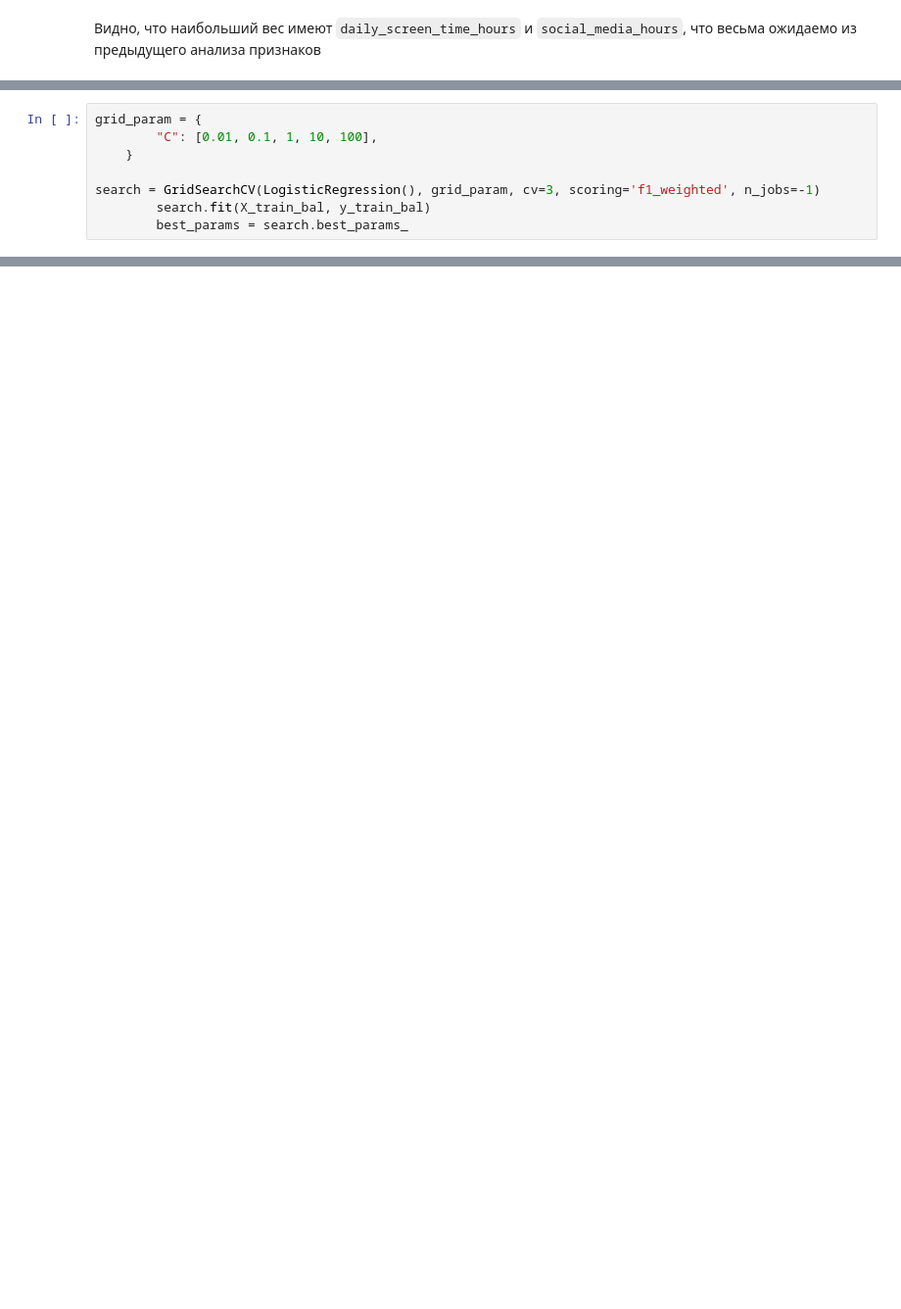
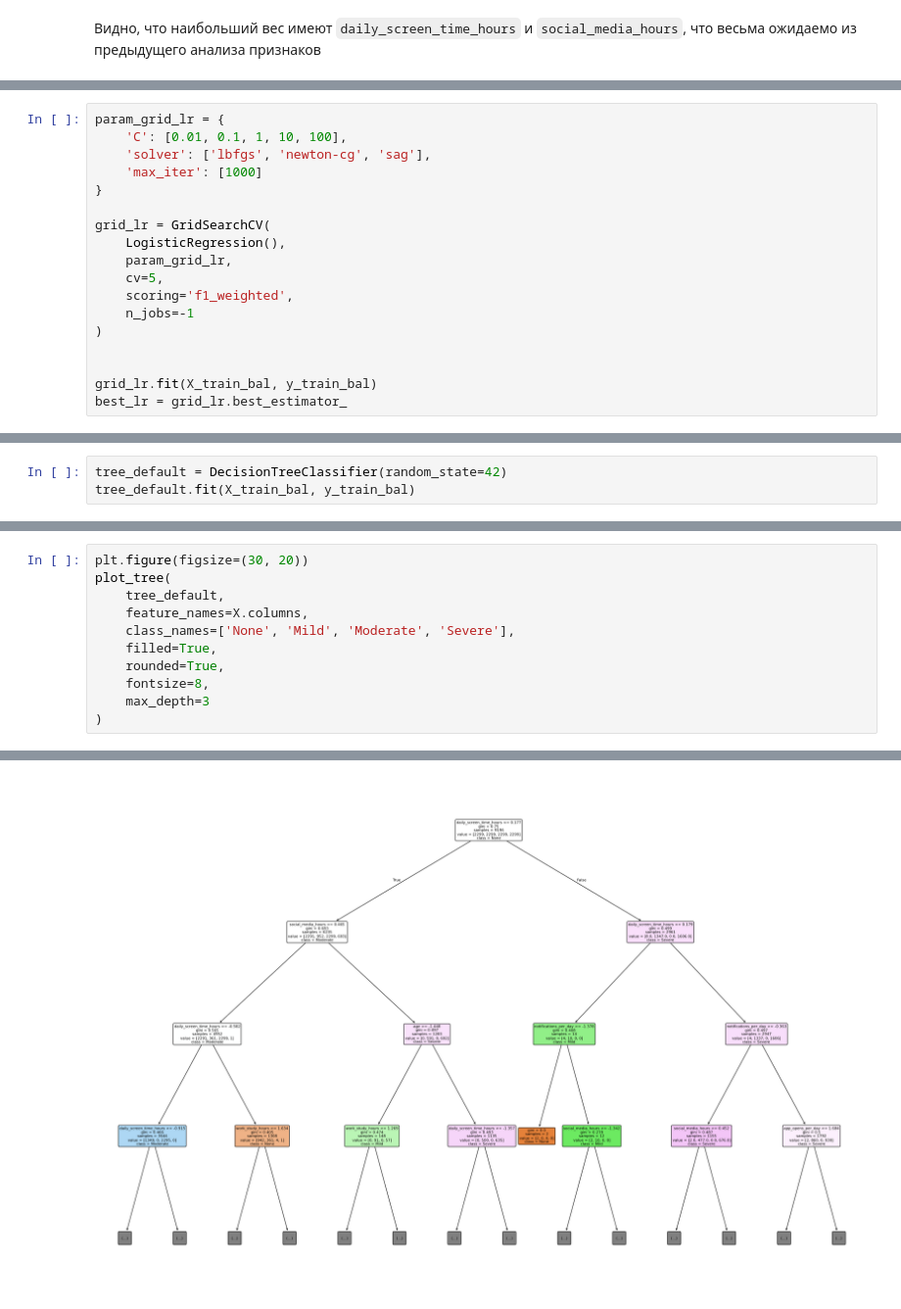
Before and after one commit to Baklanov-Daniil/master, a Jupyter notebook: mlbd/notebooks/Practice5_Baklanov.ipynb, the cells around one changed output, grey strips where cells are left out. Shown at 98% size. Saved outputs shown, nothing was run; the diff lists cells and outputs as text; blank space fills up the shorter version.

```diff
--- a/mlbd/notebooks/Practice5_Baklanov.ipynb
+++ b/mlbd/notebooks/Practice5_Baklanov.ipynb
@@ -314,8 +299,18 @@ calculate_metrics(y_test, y_test_pred)
 # %%
-grid_param = {
-        "C": [0.01, 0.1, 1, 10, 100],
-    }
+param_grid_lr = {
+    'C': [0.01, 0.1, 1, 10, 100],
+    'solver': ['lbfgs', 'newton-cg', 'sag'],
+    'max_iter': [1000]
+}
 
-search = GridSearchCV(LogisticRegression(), grid_param, cv=3, scoring='f1_weighted', n_jobs=-1)
-        search.fit(X_train_bal, y_train_bal)
-        best_params = search.best_params_
+grid_lr = GridSearchCV(
+    LogisticRegression(),
+    param_grid_lr,
+    cv=5,
+    scoring='f1_weighted',
+    n_jobs=-1
+)
+
+
+grid_lr.fit(X_train_bal, y_train_bal)
+best_lr = grid_lr.best_estimator_
@@ -323,0 +354,3 @@ IndentationError: unexpected indent (776495151.py, line 6)
+# %%
+tree_default = DecisionTreeClassifier(random_state=42)
+tree_default.fit(X_train_bal, y_train_bal)
@@ -323,0 +375,12 @@ IndentationError: unexpected indent (776495151.py, line 6)
+# %%
+plt.figure(figsize=(30, 20))
+plot_tree(
+    tree_default,
+    feature_names=X.columns,
+    class_names=['None', 'Mild', 'Moderate', 'Severe'],
+    filled=True,
+    rounded=True,
+    fontsize=8,
+    max_depth=3
+)
+# %% [output]
@@ -323,0 +404 @@ IndentationError: unexpected indent (776495151.py, line 6)
+[figure, added]
```
Also changed, not shown: parts of 40 cells of this notebook, 1 other file.
